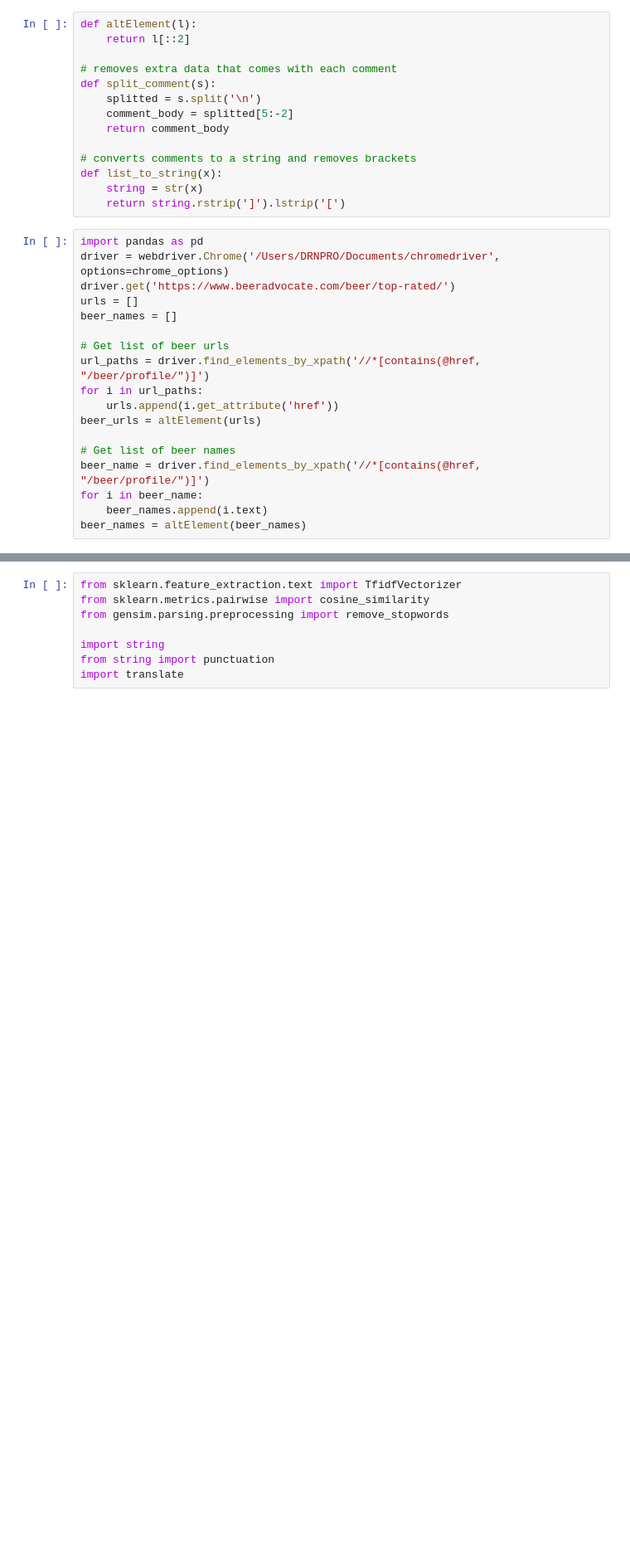
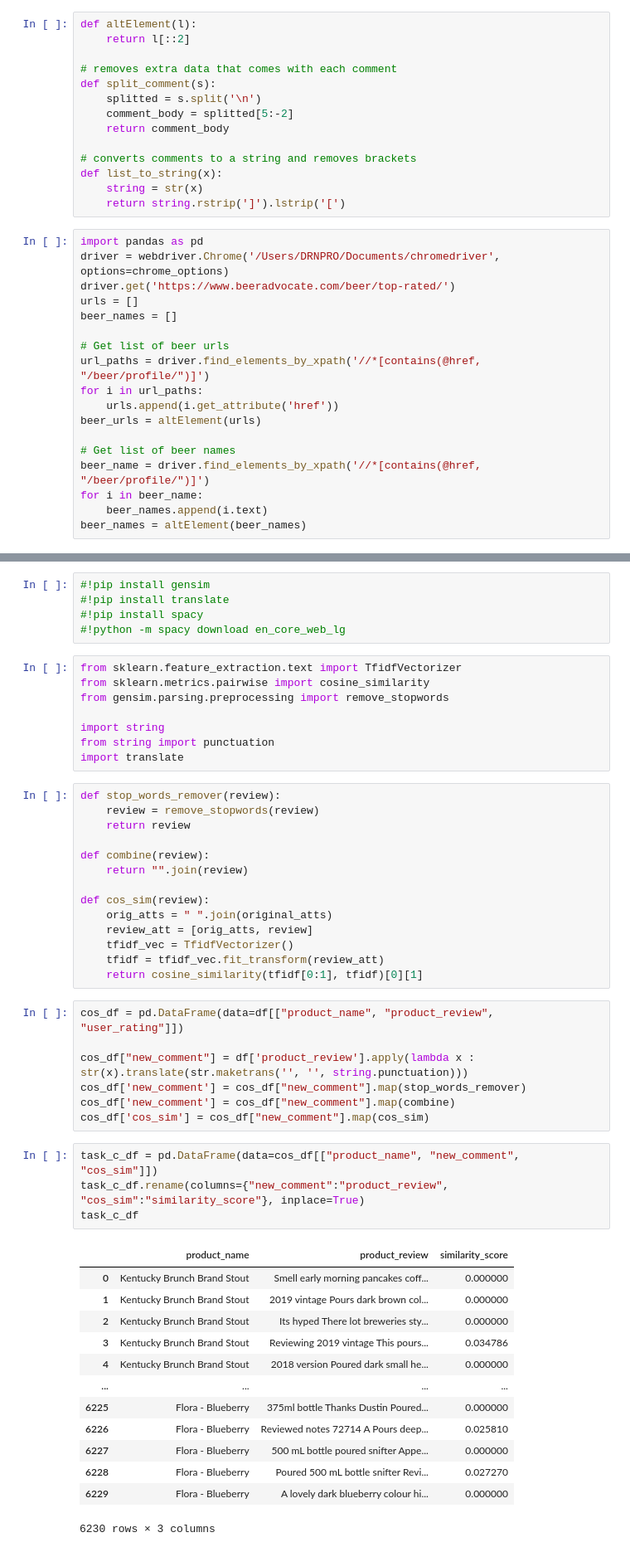
Before and after one commit to d-r-n/Beer-Recommendation-System, a Jupyter notebook: Beer Recommendation System/Beer Recommender.ipynb, the cells around one changed output, grey strips where cells are left out. Shown: that part at 83% size. Cells and saved outputs as stored; diff of their text form; blank space fills up the shorter version.

```diff
--- a/Beer Recommendation System/Beer Recommender.ipynb
+++ b/Beer Recommendation System/Beer Recommender.ipynb
@@ -90,3 +101,8 @@ original_atts = ['complex', 'spicy', 'aroma']
+# %%
+#!pip install gensim
+#!pip install translate
+#!pip install spacy
+#!python -m spacy download en_core_web_lg
 # %%
 from sklearn.feature_extraction.text import TfidfVectorizer
 from sklearn.metrics.pairwise import cosine_similarity
@@ -95,3 +111,42 @@ from gensim.parsing.preprocessing import remove_stopwords
 import string
 from string import punctuation
 import translate
+# %%
+def stop_words_remover(review):
+    review = remove_stopwords(review)
+    return review
+
+def combine(review):
+    return "".join(review)
+
+def cos_sim(review):
+    orig_atts = " ".join(original_atts)
+    review_att = [orig_atts, review]
+    tfidf_vec = TfidfVectorizer()
+    tfidf = tfidf_vec.fit_transform(review_att)
+    return cosine_similarity(tfidf[0:1], tfidf)[0][1]
+# %%
+cos_df = pd.DataFrame(data=df[["product_name", "product_review", "user_rating"]])
+
+cos_df["new_comment"] = df['product_review'].apply(lambda x : str(x).translate(str.maketrans('', '', string.punctuation)))
+cos_df['new_comment'] = cos_df["new_comment"].map(stop_words_remover)
+cos_df['new_comment'] = cos_df["new_comment"].map(combine)
+cos_df['cos_sim'] = cos_df["new_comment"].map(cos_sim)
+# %%
+task_c_df = pd.DataFrame(data=cos_df[["product_name", "new_comment", "cos_sim"]])
+task_c_df.rename(columns={"new_comment":"product_review", "cos_sim":"similarity_score"}, inplace=True)
+task_c_df
+# %% [output]
+|  | product_name | product_review | similarity_score |
+| 0 | Kentucky Brunch Brand Stout | Smell early morning pancakes coff... | 0.000000 |
+| 1 | Kentucky Brunch Brand Stout | 2019 vintage Pours dark brown col... | 0.000000 |
+| 2 | Kentucky Brunch Brand Stout | Its hyped There lot breweries sty... | 0.000000 |
+| 3 | Kentucky Brunch Brand Stout | Reviewing 2019 vintage This pours... | 0.034786 |
+| 4 | Kentucky Brunch Brand Stout | 2018 version Poured dark small he... | 0.000000 |
+| ... | ... | ... | ... |
+| 6225 | Flora - Blueberry | 375ml bottle Thanks Dustin Poured... | 0.000000 |
+| 6226 | Flora - Blueberry | Reviewed notes 72714 A Pours deep... | 0.025810 |
+| 6227 | Flora - Blueberry | 500 mL bottle poured snifter Appe... | 0.000000 |
+| 6228 | Flora - Blueberry | Poured 500 mL bottle snifter Revi... | 0.027270 |
+| 6229 | Flora - Blueberry | A lovely dark blueberry colour hi... | 0.000000 |
+6230 rows × 3 columns
```
Also changed, not shown: parts of 33 cells of this notebook.
